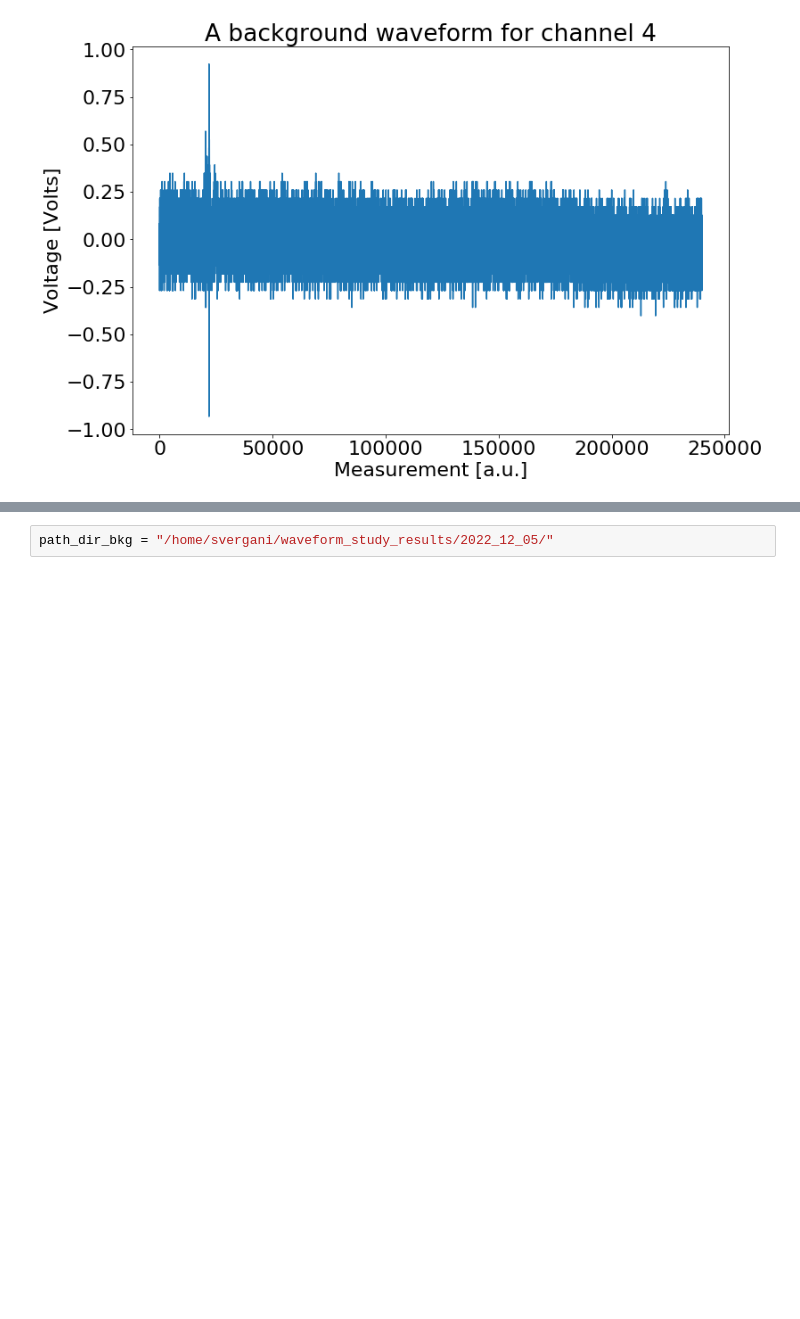
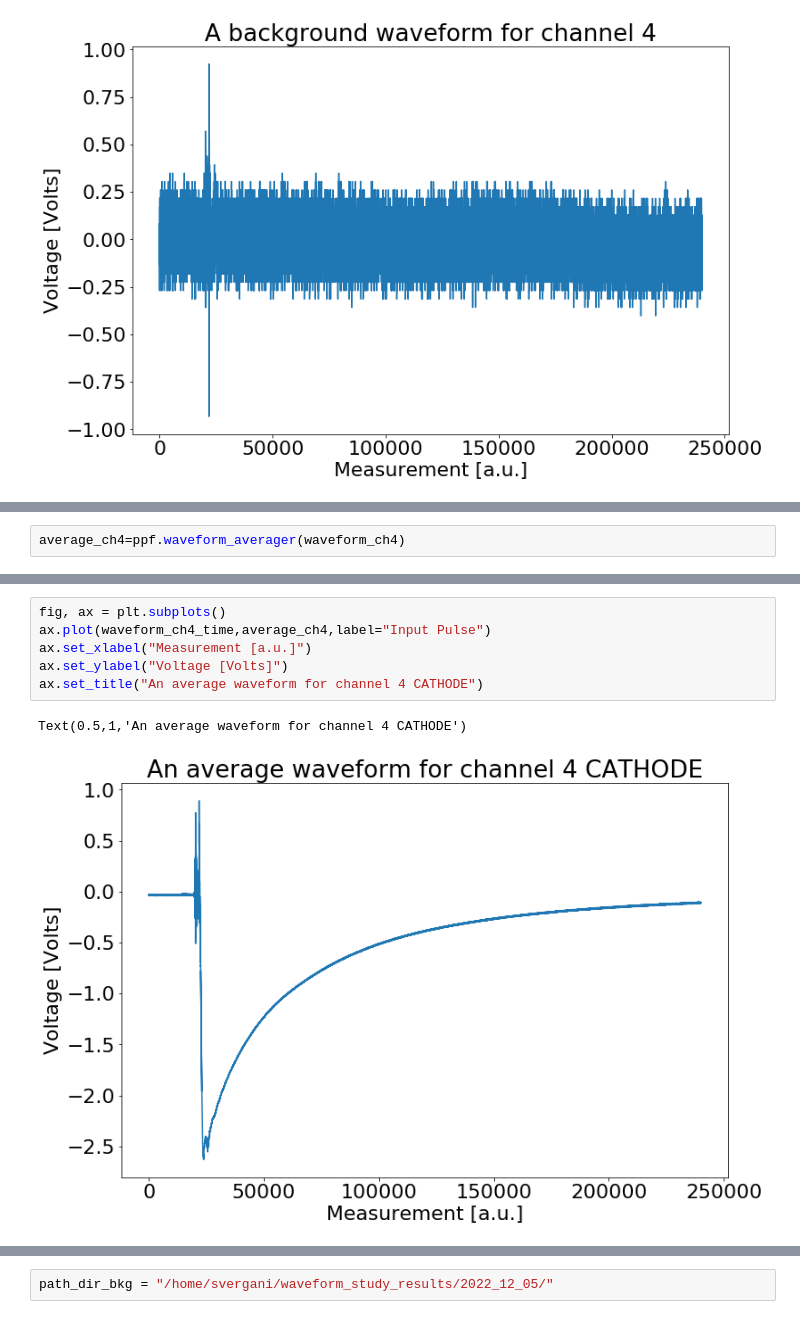
Before and after one commit to StefanoVergani/waveform_study, a Jupyter notebook: bkg_removal.ipynb, the cells around one changed output, grey strips where cells are left out. Cells and saved outputs as stored; diff of their text form; blank space fills up the shorter version.

```diff
--- a/bkg_removal.ipynb
+++ b/bkg_removal.ipynb
@@ -72,0 +79,2 @@ Text(0.5,1,'A background waveform for channel 4')
+# %%
+average_ch4=ppf.waveform_averager(waveform_ch4)
@@ -72,0 +90,9 @@ Text(0.5,1,'A background waveform for channel 4')
+# %%
+fig, ax = plt.subplots()
+ax.plot(waveform_ch4_time,average_ch4,label="Input Pulse")
+ax.set_xlabel("Measurement [a.u.]")
+ax.set_ylabel("Voltage [Volts]")
+ax.set_title("An average waveform for channel 4 CATHODE")
+# %% [output]
+Text(0.5,1,'An average waveform for channel 4 CATHODE')
+[figure, added]
```
Also changed, not shown: parts of 22 cells of this notebook, 1 other file.
